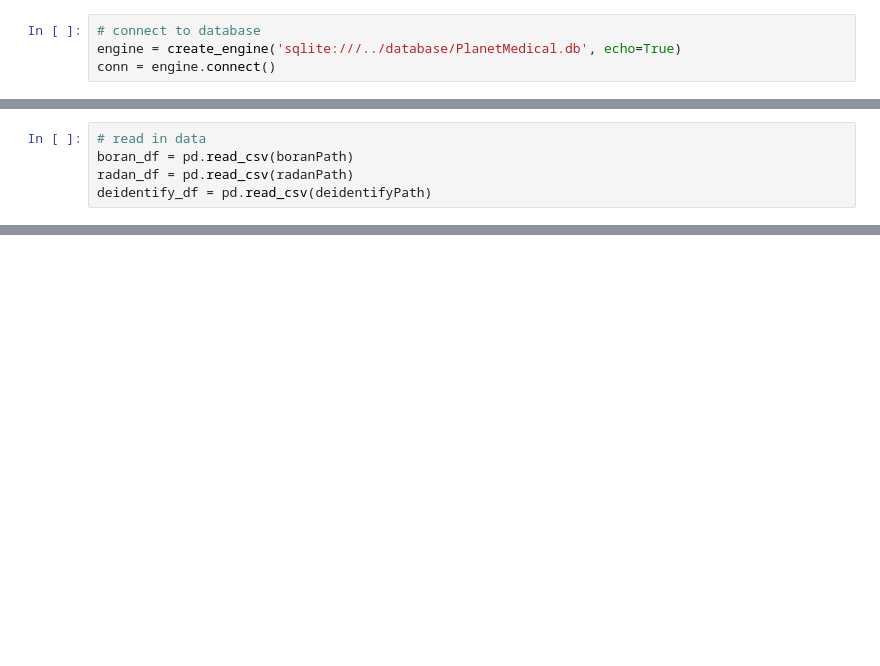
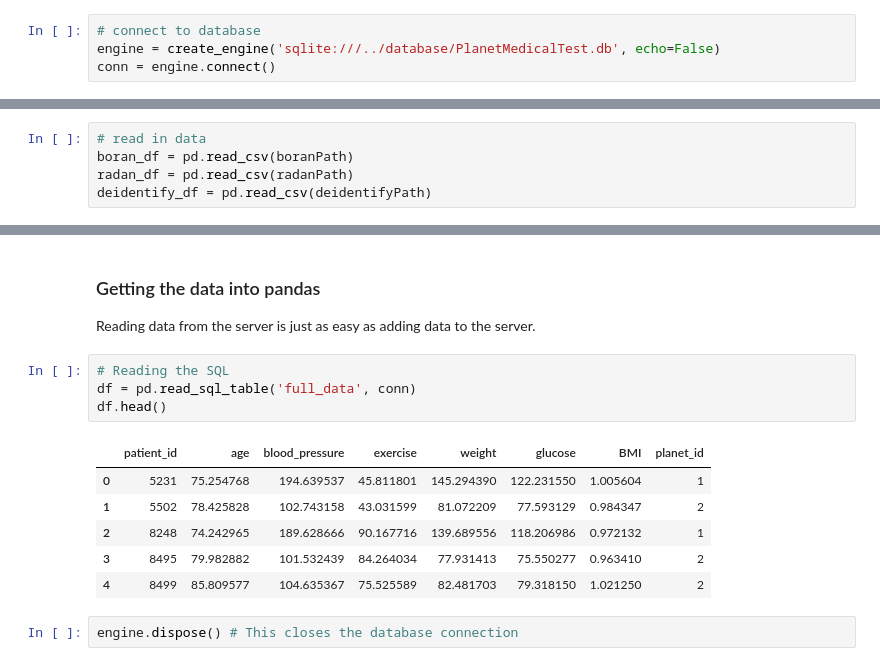
Before and after one commit to CalebChronowski/MSDS5013_FinalProject, a Jupyter notebook: scripts/create_db.ipynb, the cells around one changed output, grey strips where cells are left out. Drawn from its saved outputs; the diff is of its cells as text; blank space fills up the shorter version.

```diff
--- a/scripts/create_db.ipynb
+++ b/scripts/create_db.ipynb
@@ -11,4 +18,4 @@ deidentifyPath = Path("../resources/deidentify_list_cross_ref.csv")
 # %%
 # connect to database
-engine = create_engine('sqlite:///../database/PlanetMedical.db', echo=True)
+engine = create_engine('sqlite:///../database/PlanetMedicalTest.db', echo=False)
 conn = engine.connect()
@@ -50,0 +84,16 @@ Database successfully created
+# %% [markdown]
+### Getting the data into pandas
+Reading data from the server is just as easy as adding data to the server.
+# %%
+# Reading the SQL
+df = pd.read_sql_table('full_data', conn)
+df.head()
+# %% [output]
+|  | patient_id | age | blood_pressure | exercise | weight | glucose | BMI | planet_id |
+| 0 | 5231 | 75.254768 | 194.639537 | 45.811801 | 145.294390 | 122.231550 | 1.005604 | 1 |
+| 1 | 5502 | 78.425828 | 102.743158 | 43.031599 | 81.072209 | 77.593129 | 0.984347 | 2 |
+| 2 | 8248 | 74.242965 | 189.628666 | 90.167716 | 139.689556 | 118.206986 | 0.972132 | 1 |
+| 3 | 8495 | 79.982882 | 101.532439 | 84.264034 | 77.931413 | 75.550277 | 0.963410 | 2 |
+| 4 | 8499 | 85.809577 | 104.635367 | 75.525589 | 82.481703 | 79.318150 | 1.021250 | 2 |
+# %%
+engine.dispose() # This closes the database connection
```
Also changed, not shown: parts of 9 cells of this notebook, 2 other files.
